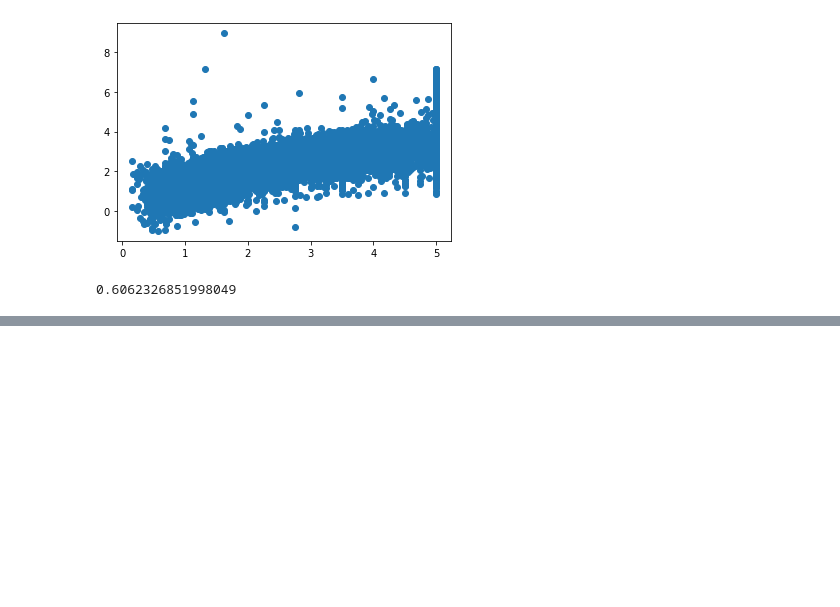
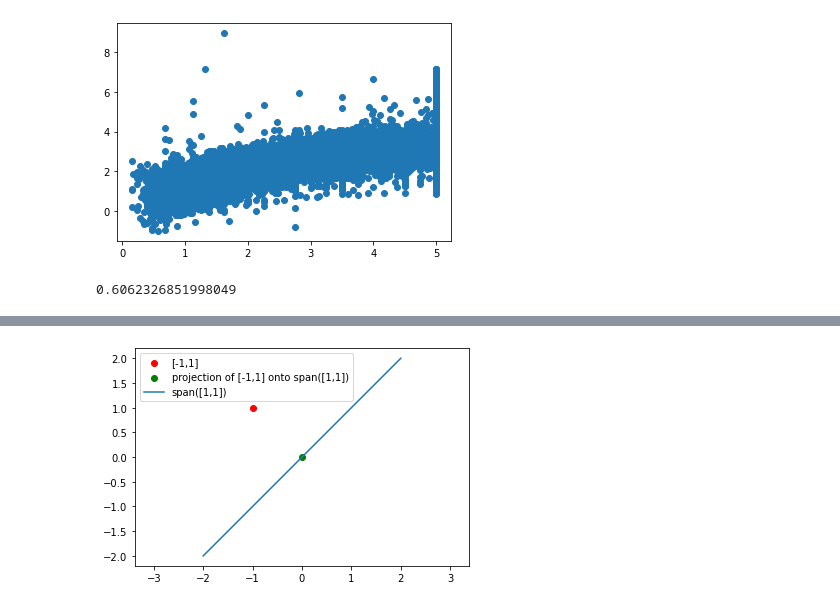
Before and after one commit to rythei/linear-models, a Jupyter notebook: content/basic_linear_regression/data_prep.ipynb, the cells around one changed output, grey strips where cells are left out. Saved outputs shown, nothing was run; the diff lists cells and outputs as text; code cells hidden in the pictures; blank space fills up the shorter version.

```diff
--- a/content/basic_linear_regression/data_prep.ipynb
+++ b/content/basic_linear_regression/data_prep.ipynb
@@ -520,0 +538,9 @@ R2
+# %%
+plt.scatter([-1], [1], color='red', label='[-1,1]')
+plt.scatter([0], [0], color='green', label='projection of [-1,1] onto span([1,1])')
+plt.plot(xx, xx, label='span([1,1])')
+plt.legend()
+plt.axis("equal")
+plt.show()
+# %% [output]
+[figure, added]
```
Also changed, not shown: parts of 2 cells of this notebook, 23 other files.
